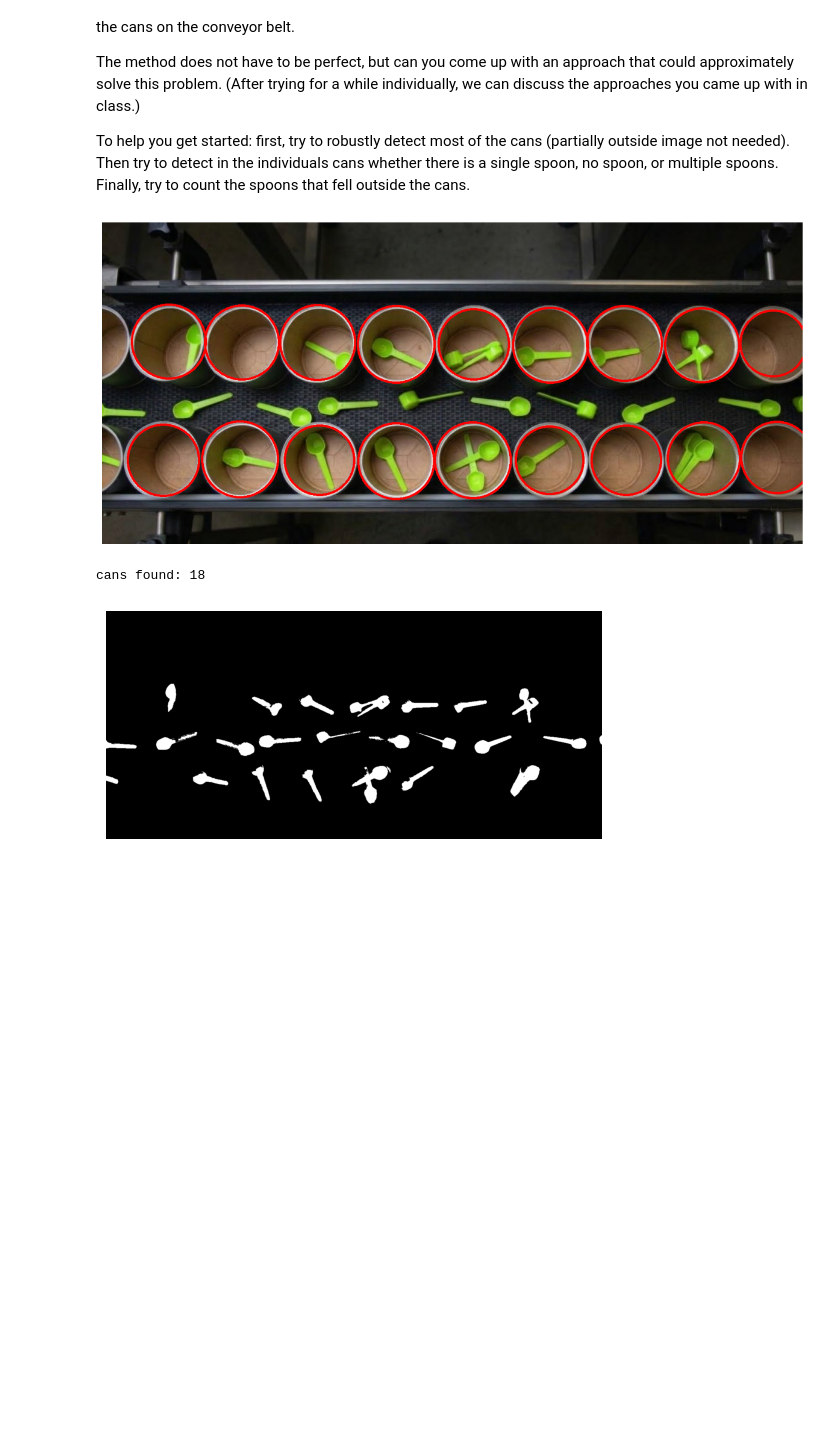
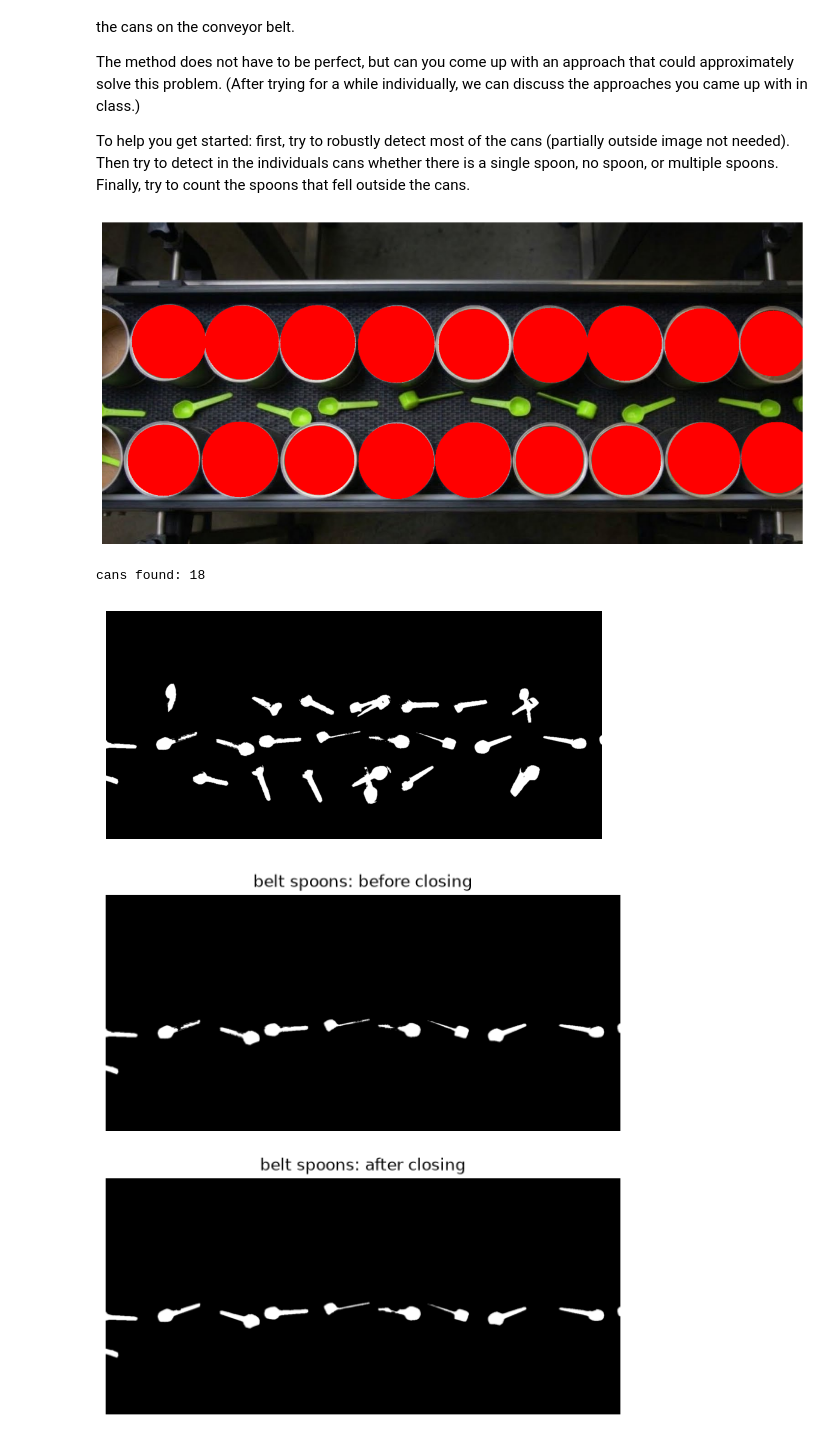
Before and after one commit to aasiksoy/opencv-lab_sessions, a Jupyter notebook: Lab3/Lab3.ipynb, the cells around one changed output. Cells and saved outputs as stored; diff of their text form; code cells hidden in the pictures; blank space fills up the shorter version.

```diff
--- a/Lab3/Lab3.ipynb
+++ b/Lab3/Lab3.ipynb
@@ -244,23 +245,21 @@ cans_hsv = cv2.cvtColor(cans, cv2.COLOR_BGR2HSV)
 cans_blur = cv2.GaussianBlur(cans_gray, (9, 9), 2)
 
 detected = cv2.HoughCircles(cans_blur, cv2.HOUGH_GRADIENT, dp=1, minDist=140, param1=50, param2=30, minRadius=65, maxRadius=95)
+if detected is None:
+    raise ValueError("No cans detected.")
 detected = np.uint16(np.around(detected[0]))
 
 check = cans_rgb.copy()
 for x, y, r in detected:
-    cv2.circle(check, (x, y), r, (255, 0, 0), 3)
+    cv2.circle(check, (x, y), r, (255, 0, 0), -1)
 plt.figure(figsize=(15, 7))
 plt.imshow(check)
 plt.axis("off"); plt.show()
 print("cans found:", len(detected))
 
-green_low = np.array([35, 120, 120])
-green_high = np.array([70, 255, 255])
+green_low = np.array([30, 120, 120])
+green_high = np.array([80, 255, 255])
 mask = cv2.inRange(cans_hsv, green_low, green_high)
-
-segmented_region = cv2.bitwise_and(cans_hsv, cans_hsv, mask=mask)
-segmented_rgb = cv2.cvtColor(segmented_region, cv2.COLOR_HSV2RGB)
-
 
 plt.figure()
 plt.imshow(mask, cmap="gray")
@@ -283,37 +282,54 @@ for x, y, r in detected:
 
     #print("Can:", x, y, "Green pixels:", pixels)
 
     if pixels < 500:
         no_spoon += 1
         color = (0, 0, 255)
     elif pixels < 2600:
         one_spoon += 1
         color = (0, 255, 0)
     else:
         multi_spoon += 1
         color = (255, 0, 0)
 
     cv2.circle(result, (int(x), int(y)), int(r), color, 4)
     cv2.circle(all_cans, (x, y), r + 10, 255, -1)
 
 outside = mask & ~all_cans
-_, belt_spoons, _, belt_boxes = find_rotated_rect(outside, pixel_area_threshold=1000)
+close_kernel = cv2.getStructuringElement(cv2.MORPH_ELLIPSE, (15, 15))
+outside_closed = cv2.morphologyEx(outside, cv2.MORPH_CLOSE, close_kernel)
+
+plt.figure(figsize=(15, 7))
+plt.subplot(2, 1, 1)
+plt.imshow(outside, cmap="gray")
+plt.title("belt spoons: before closing")
+plt.axis("off")
+plt.subplot(2, 1, 2)
+plt.imshow(outside_closed, cmap="gray")
+plt.title("belt spoons: after closing")
+plt.axis("off")
+plt.show()
+
+_, belt_spoons, _, belt_boxes = find_rotated_rect(outside_closed, pixel_area_threshold=1000)
+
+
 cv2.drawContours(result, belt_boxes, -1, (255, 255, 0), 3)
 
 
 print("no spoon:", no_spoon)
 print("one spoon:", one_spoon)
 print("multiple spoons:", multi_spoon)
 print("spoons outside cans:", len(belt_spoons))
 
 plt.figure(figsize=(15, 7))
 plt.imshow(result)
 plt.axis("off")
 plt.show()
 # %% [output]
-[figure, old version]
+[figure, new version]
 cans found: 18
 [figure]
+[figure, new version]
 no spoon: 5
 one spoon: 9
 multiple spoons: 4
```
Also changed, not shown: parts of 2 cells of this notebook, 2 other files.
